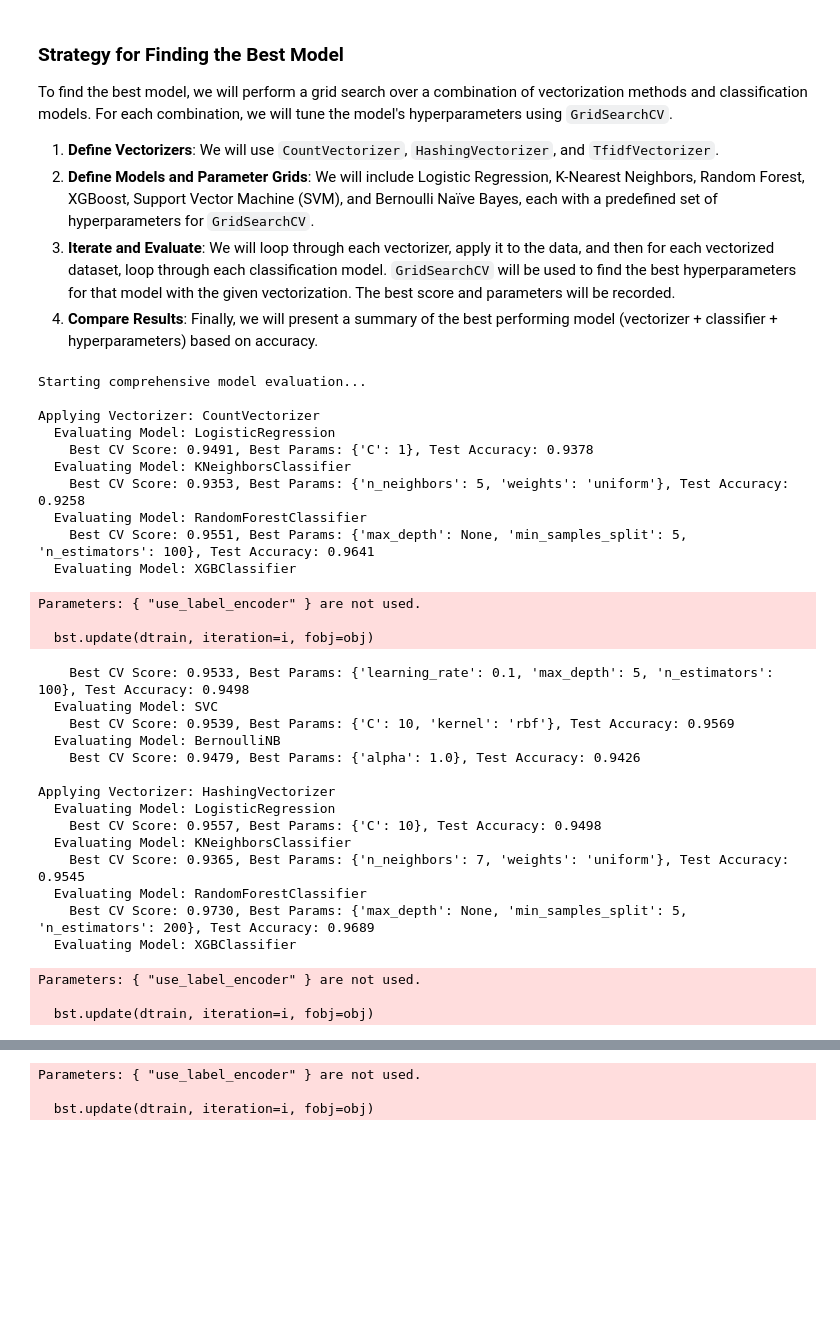
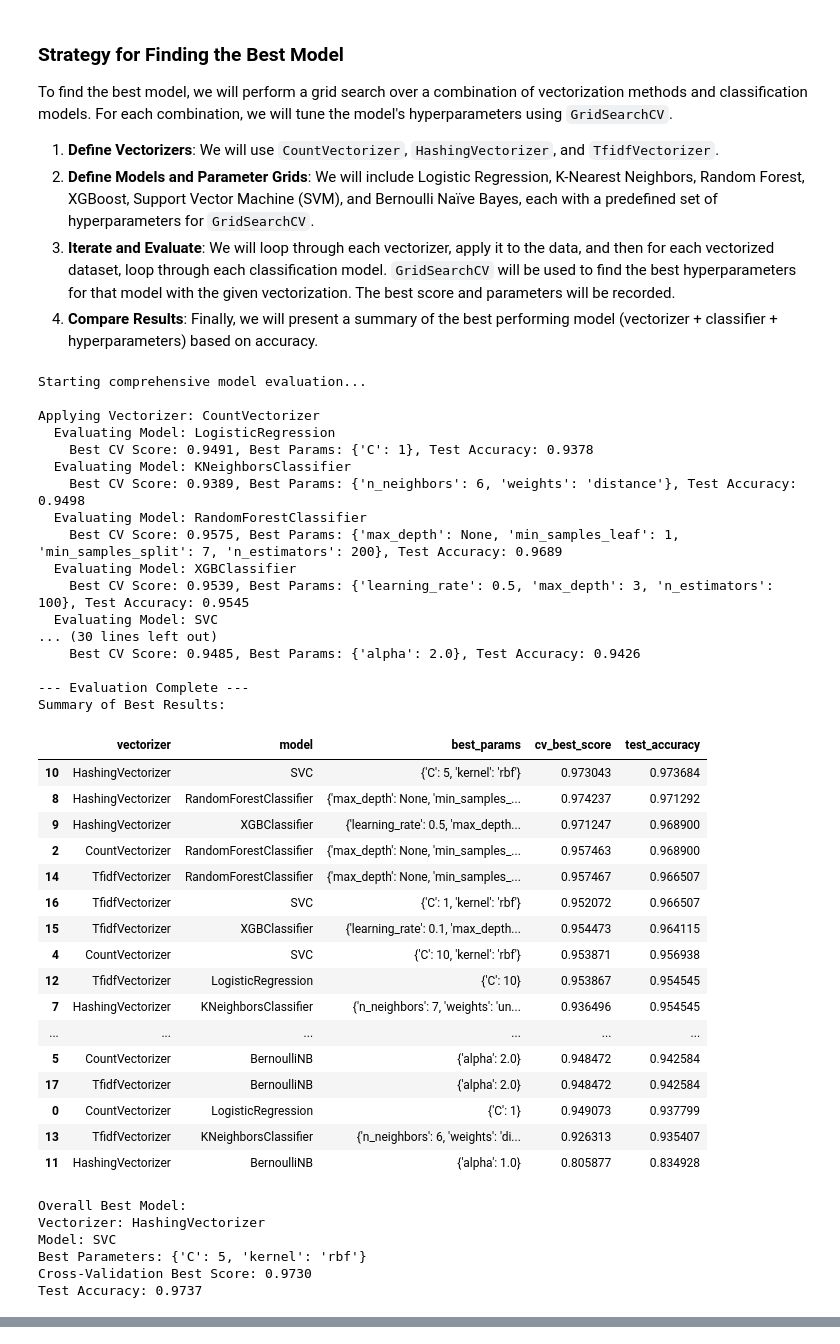
Before and after one commit to martinroth25/ai_transportation_course, a Jupyter notebook: Exercise_4_Text_classification/Exercise_4_Text_classification.ipynb, the cells around one changed output, grey strips where cells are left out. Drawn from its saved outputs; the diff is of its cells as text; code cells hidden in the pictures; blank space fills up the shorter version.

```diff
--- a/Exercise_4_Text_classification/Exercise_4_Text_classification.ipynb
+++ b/Exercise_4_Text_classification/Exercise_4_Text_classification.ipynb
@@ -991,31 +991,32 @@ models = {
     },
     'KNeighborsClassifier': {
         'model': KNeighborsClassifier(),
-        'param_grid': {'n_neighbors': [3, 5, 7], 'weights': ['uniform', 'distance']}
+        'param_grid': {'n_neighbors': [5, 6, 7], 'weights': ['uniform', 'distance']}
     },
     'RandomForestClassifier': {
         'model': RandomForestClassifier(random_state=0),
         'param_grid': {
-            'n_estimators': [100, 200],
-            'max_depth': [None, 10, 20],
-            'min_samples_split': [2, 5]
+            'n_estimators': [100, 200, 300],
+            'max_depth': [None, 3, 6],
+            'min_samples_split': [3, 5, 7],
+            'min_samples_leaf': [1, 2, 4]
         }
     },
     'XGBClassifier': {
-        'model': XGBClassifier(random_state=0, use_label_encoder=False, eval_metric='logloss'),
+        'model': XGBClassifier(random_state=0, eval_metric='logloss'),
         'param_grid': {
-            'learning_rate': [0.01, 0.1],
-            'n_estimators': [100, 200],
-            'max_depth': [3, 5]
+            'learning_rate': [0.1, 0.5],
+            'n_estimators': [100, 200, 300],
+            'max_depth': [3, 5, 7]
         }
     },
     'SVC': {
         'model': SVC(probability=True, random_state=0),
-        'param_grid': {'kernel': ['linear', 'rbf'], 'C': [0.1, 1, 10]}
+        'param_grid': {'kernel': ['linear', 'rbf'], 'C': [1, 5, 10, 20]}
     },
     'BernoulliNB': {
         'model': BernoulliNB(),
-        'param_grid': {'alpha': [0.1, 0.5, 1.0]}
+        'param_grid': {'alpha': [0.5, 1.0, 2.0]}
     }
 }
 
@@ -1057,52 +1058,62 @@ for vec_name, vectorizer in vectorizers.items():
             'cv_best_score': best_score,
             'test_accuracy': test_accuracy
         })
 
         print(f"    Best CV Score: {best_score:.4f}, Best Params: {best_params}, Test Accuracy: {test_accuracy:.4f}")
 
 print("\n--- Evaluation Complete ---")
 print("Summary of Best Results:")
 
 # Convert results to DataFrame for better display and sorting
 results_df = pd.DataFrame(best_results)
 display(results_df.sort_values(by='test_accuracy', ascending=False))
 
 # Identify the overall best model
 overall_best = results_df.sort_values(by='test_accuracy', ascending=False).iloc[0]
 print("\nOverall Best Model:")
 print(f"Vectorizer: {overall_best['vectorizer']}")
 print(f"Model: {overall_best['model']}")
 print(f"Best Parameters: {overall_best['best_params']}")
 print(f"Cross-Validation Best Score: {overall_best['cv_best_score']:.4f}")
 print(f"Test Accuracy: {overall_best['test_accuracy']:.4f}")
 # %% [output]
 Starting comprehensive model evaluation...
 
 Applying Vectorizer: CountVectorizer
   Evaluating Model: LogisticRegression
     Best CV Score: 0.9491, Best Params: {'C': 1}, Test Accuracy: 0.9378
   Evaluating Model: KNeighborsClassifier
-    Best CV Score: 0.9353, Best Params: {'n_neighbors': 5, 'weights': 'uniform'}, Test Accuracy: 0.9258
+    Best CV Score: 0.9389, Best Params: {'n_neighbors': 6, 'weights': 'distance'}, Test Accuracy: 0.9498
   Evaluating Model: RandomForestClassifier
-    Best CV Score: 0.9551, Best Params: {'max_depth': None, 'min_samples_split': 5, 'n_estimators': 100}, Test Accuracy: 0.9641
+    Best CV Score: 0.9575, Best Params: {'max_depth': None, 'min_samples_leaf': 1, 'min_samples_split': 7, 'n_estimators': 200}, Test Accuracy: 0.9689
   Evaluating Model: XGBClassifier
+    Best CV Score: 0.9539, Best Params: {'learning_rate': 0.5, 'max_depth': 3, 'n_estimators': 100}, Test Accuracy: 0.9545
+  Evaluating Model: SVC
+... (30 lines left out)
+    Best CV Score: 0.9485, Best Params: {'alpha': 2.0}, Test Accuracy: 0.9426
+
+--- Evaluation Complete ---
+Summary of Best Results:
+|  | vectorizer | model | best_params | cv_best_score | test_accuracy |
+| 10 | HashingVectorizer | SVC | {'C': 5, 'kernel': 'rbf'} | 0.973043 | 0.973684 |
+| 8 | HashingVectorizer | RandomForestClassifier | {'max_depth': None, 'min_samples_... | 0.974237 | 0.971292 |
+| 9 | HashingVectorizer | XGBClassifier | {'learning_rate': 0.5, 'max_depth... | 0.971247 | 0.968900 |
+| 2 | CountVectorizer | RandomForestClassifier | {'max_depth': None, 'min_samples_... | 0.957463 | 0.968900 |
+| 14 | TfidfVectorizer | RandomForestClassifier | {'max_depth': None, 'min_samples_... | 0.957467 | 0.966507 |
+| 16 | TfidfVectorizer | SVC | {'C': 1, 'kernel': 'rbf'} | 0.952072 | 0.966507 |
+| 15 | TfidfVectorizer | XGBClassifier | {'learning_rate': 0.1, 'max_depth... | 0.954473 | 0.964115 |
+| 4 | CountVectorizer | SVC | {'C': 10, 'kernel': 'rbf'} | 0.953871 | 0.956938 |
+| 12 | TfidfVectorizer | LogisticRegression | {'C': 10} | 0.953867 | 0.954545 |
+| 7 | HashingVectorizer | KNeighborsClassifier | {'n_neighbors': 7, 'weights': 'un... | 0.936496 | 0.954545 |
+| ... | ... | ... | ... | ... | ... |
+| 5 | CountVectorizer | BernoulliNB | {'alpha': 2.0} | 0.948472 | 0.942584 |
+| 17 | TfidfVectorizer | BernoulliNB | {'alpha': 2.0} | 0.948472 | 0.942584 |
+| 0 | CountVectorizer | LogisticRegression | {'C': 1} | 0.949073 | 0.937799 |
+| 13 | TfidfVectorizer | KNeighborsClassifier | {'n_neighbors': 6, 'weights': 'di... | 0.926313 | 0.935407 |
+| 11 | HashingVectorizer | BernoulliNB | {'alpha': 1.0} | 0.805877 | 0.834928 |
-Parameters: { "use_label_encoder" } are not used.
-
-  bst.update(dtrain, iteration=i, fobj=obj)
+Overall Best Model:
+Vectorizer: HashingVectorizer
+Model: SVC
+Best Parameters: {'C': 5, 'kernel': 'rbf'}
+Cross-Validation Best Score: 0.9730
+Test Accuracy: 0.9737
-    Best CV Score: 0.9533, Best Params: {'learning_rate': 0.1, 'max_depth': 5, 'n_estimators': 100}, Test Accuracy: 0.9498
-  Evaluating Model: SVC
-    Best CV Score: 0.9539, Best Params: {'C': 10, 'kernel': 'rbf'}, Test Accuracy: 0.9569
-  Evaluating Model: BernoulliNB
-    Best CV Score: 0.9479, Best Params: {'alpha': 1.0}, Test Accuracy: 0.9426
-
-Applying Vectorizer: HashingVectorizer
-  Evaluating Model: LogisticRegression
-    Best CV Score: 0.9557, Best Params: {'C': 10}, Test Accuracy: 0.9498
-  Evaluating Model: KNeighborsClassifier
-    Best CV Score: 0.9365, Best Params: {'n_neighbors': 7, 'weights': 'uniform'}, Test Accuracy: 0.9545
-  Evaluating Model: RandomForestClassifier
-    Best CV Score: 0.9730, Best Params: {'max_depth': None, 'min_samples_split': 5, 'n_estimators': 200}, Test Accuracy: 0.9689
-  Evaluating Model: XGBClassifier
-Parameters: { "use_label_encoder" } are not used.
-
-  bst.update(dtrain, iteration=i, fobj=obj)
@@ -1123,3 +1119,0 @@ Applying Vectorizer: TfidfVectorizer
-Parameters: { "use_label_encoder" } are not used.
-
-  bst.update(dtrain, iteration=i, fobj=obj)
```
Also changed, not shown: parts of 5 cells of this notebook.
